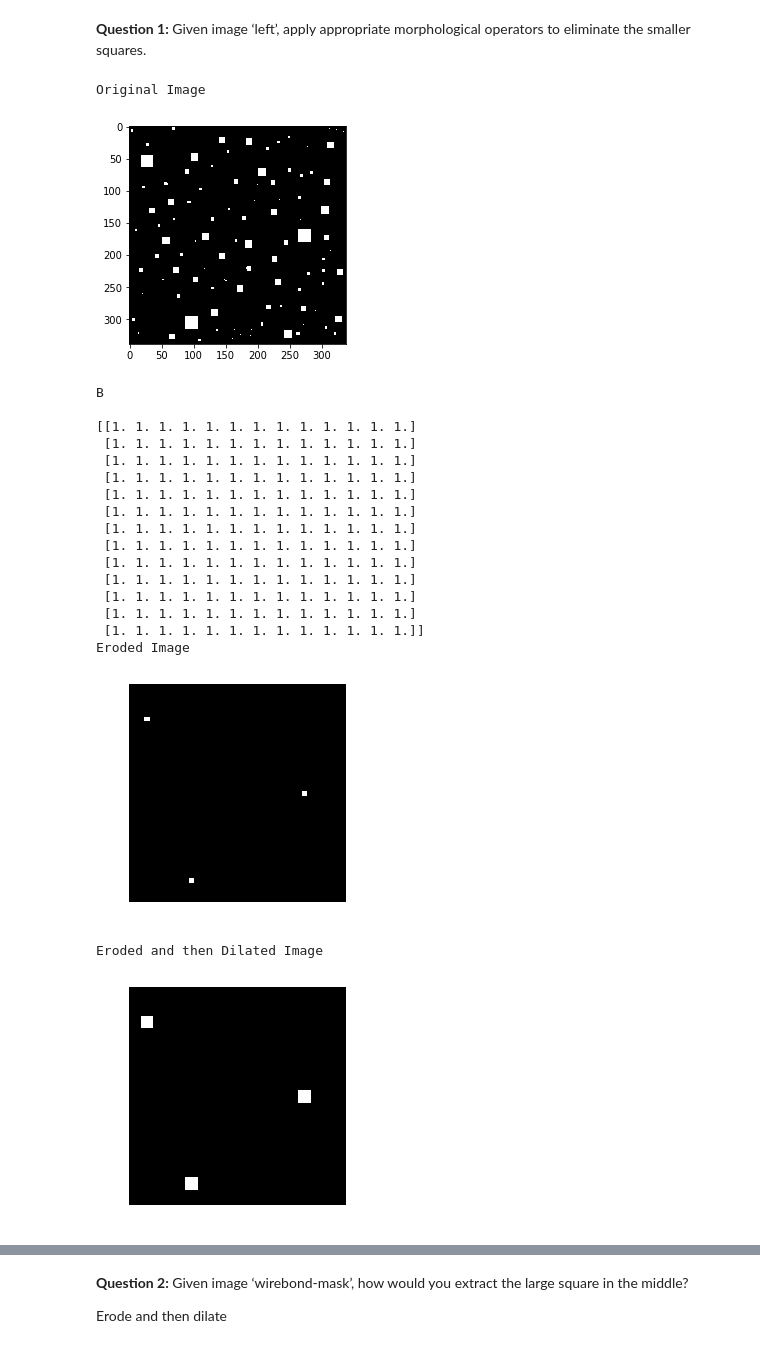
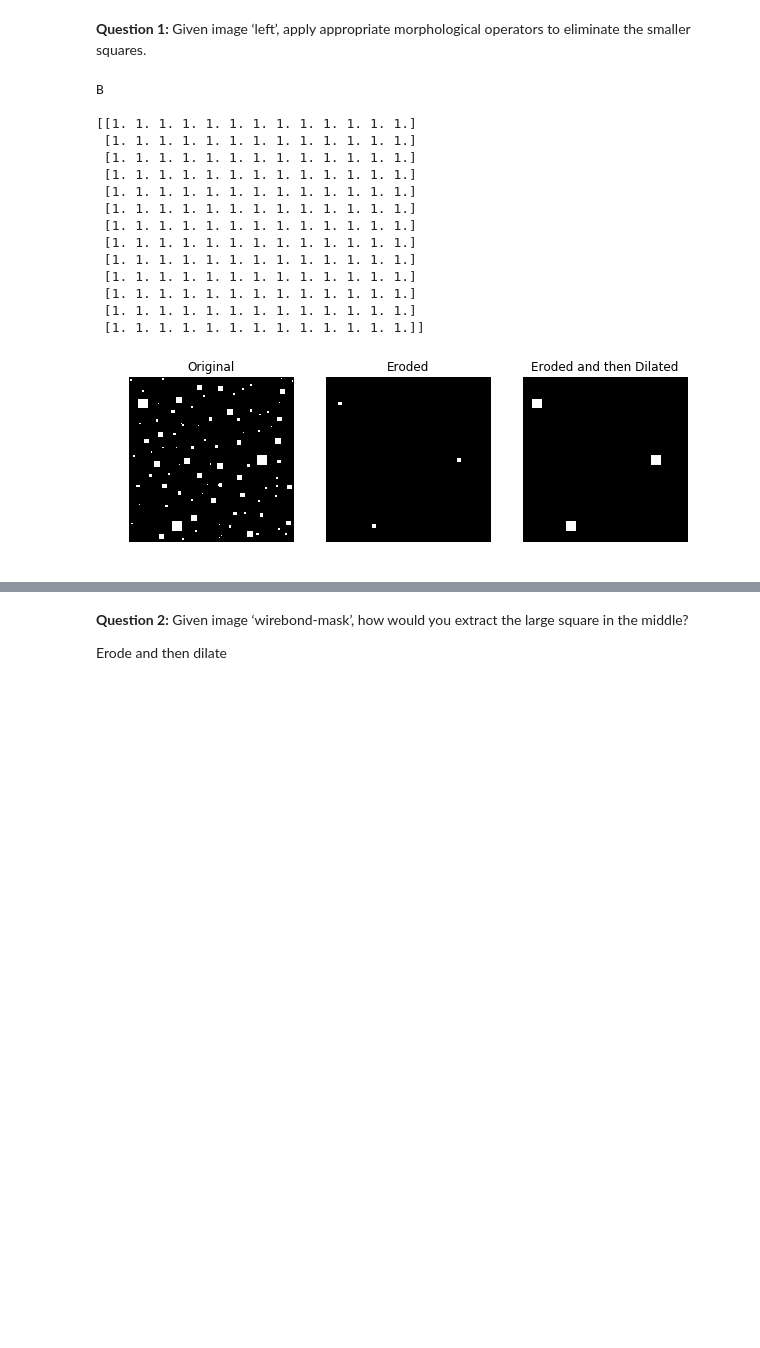
Before and after one commit to arcticNeemie/schoolwork, a Jupyter notebook: COMS/Honours/Digital Image Processing/Lab 5/Lab 5.ipynb, the cells around one changed output, grey strips where cells are left out. Saved outputs shown, nothing was run; the diff lists cells and outputs as text; code cells hidden in the pictures; blank space fills up the shorter version.

```diff
--- a/COMS/Honours/Digital Image Processing/Lab 5/Lab 5.ipynb
+++ b/COMS/Honours/Digital Image Processing/Lab 5/Lab 5.ipynb
@@ -38,39 +67,29 @@ def im2float32(image):
 <b>Question 1: </b>Given image ‘left’, apply appropriate morphological operators to eliminate the smaller squares.
 # %%
 left = plt.imread("left.tif")
-print("Original Image\n")
-displayImage(left,1)
 
 B = np.ones((13,13))
 print("B\n")
 print(B)
 
 left_erode = morphology.binary_erosion(left,B)
-print("Eroded Image\n")
-displayImage(left_erode,1)
+left_erode_dilate = morphology.binary_dilation(left_erode,B)
 
-left_erode_dilate = morphology.binary_dilation(left_erode,B)
-print("Eroded and then Dilated Image\n")
-displayImage(left_erode_dilate,1)
+displayImage([left,left_erode,left_erode_dilate],1,3,title=["Original","Eroded","Eroded and then Dilated"])
 # %% [output]
-Original Image
+B
+
+[[1. 1. 1. 1. 1. 1. 1. 1. 1. 1. 1. 1. 1.]
+ [1. 1. 1. 1. 1. 1. 1. 1. 1. 1. 1. 1. 1.]
+ [1. 1. 1. 1. 1. 1. 1. 1. 1. 1. 1. 1. 1.]
+ [1. 1. 1. 1. 1. 1. 1. 1. 1. 1. 1. 1. 1.]
+ [1. 1. 1. 1. 1. 1. 1. 1. 1. 1. 1. 1. 1.]
+ [1. 1. 1. 1. 1. 1. 1. 1. 1. 1. 1. 1. 1.]
+ [1. 1. 1. 1. 1. 1. 1. 1. 1. 1. 1. 1. 1.]
+ [1. 1. 1. 1. 1. 1. 1. 1. 1. 1. 1. 1. 1.]
+ [1. 1. 1. 1. 1. 1. 1. 1. 1. 1. 1. 1. 1.]
+ [1. 1. 1. 1. 1. 1. 1. 1. 1. 1. 1. 1. 1.]
+ [1. 1. 1. 1. 1. 1. 1. 1. 1. 1. 1. 1. 1.]
+ [1. 1. 1. 1. 1. 1. 1. 1. 1. 1. 1. 1. 1.]
+ [1. 1. 1. 1. 1. 1. 1. 1. 1. 1. 1. 1. 1.]]
-[figure, old version]
+[figure, new version]
-B
-
-[[1. 1. 1. 1. 1. 1. 1. 1. 1. 1. 1. 1. 1.]
- [1. 1. 1. 1. 1. 1. 1. 1. 1. 1. 1. 1. 1.]
- [1. 1. 1. 1. 1. 1. 1. 1. 1. 1. 1. 1. 1.]
- [1. 1. 1. 1. 1. 1. 1. 1. 1. 1. 1. 1. 1.]
- [1. 1. 1. 1. 1. 1. 1. 1. 1. 1. 1. 1. 1.]
- [1. 1. 1. 1. 1. 1. 1. 1. 1. 1. 1. 1. 1.]
- [1. 1. 1. 1. 1. 1. 1. 1. 1. 1. 1. 1. 1.]
- [1. 1. 1. 1. 1. 1. 1. 1. 1. 1. 1. 1. 1.]
- [1. 1. 1. 1. 1. 1. 1. 1. 1. 1. 1. 1. 1.]
- [1. 1. 1. 1. 1. 1. 1. 1. 1. 1. 1. 1. 1.]
- [1. 1. 1. 1. 1. 1. 1. 1. 1. 1. 1. 1. 1.]
- [1. 1. 1. 1. 1. 1. 1. 1. 1. 1. 1. 1. 1.]
- [1. 1. 1. 1. 1. 1. 1. 1. 1. 1. 1. 1. 1.]]
-Eroded Image
-[figure, removed]
-Eroded and then Dilated Image
-[figure, removed]
```
Also changed, not shown: parts of 10 cells of this notebook.
